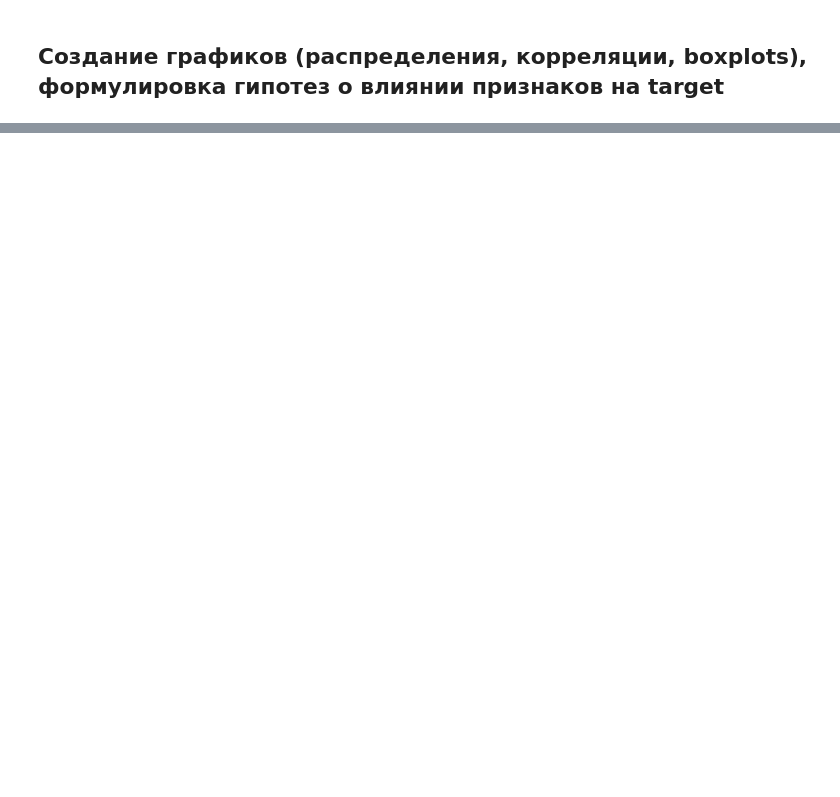
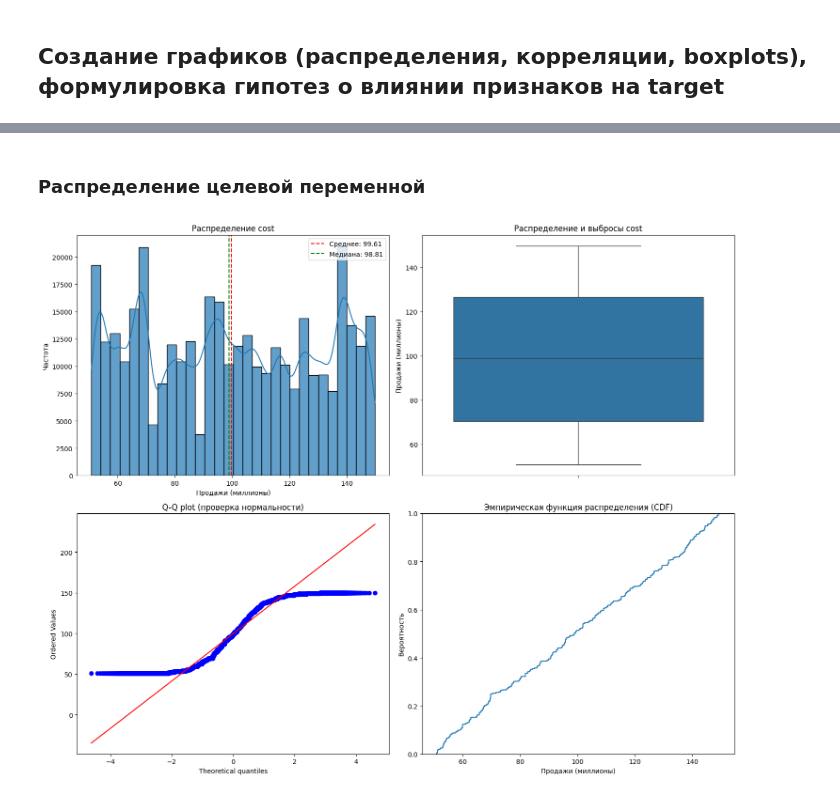
Before and after one commit to W1llAnn/Project_workshop_1s, a Jupyter notebook: notebooks/draft.ipynb, the cells around one changed output, grey strips where cells are left out. Cells and saved outputs as stored; diff of their text form; code cells hidden in the pictures; blank space fills up the shorter version.

```diff
--- a/notebooks/draft.ipynb
+++ b/notebooks/draft.ipynb
@@ -265,0 +284,32 @@ Text(0.5, 1.0, 'Распределение cost')
+# %% [markdown]
+### Распределение целевой переменной
+# %%
+target = 'cost'
+
+fig, axes = plt.subplots(2, 2, figsize=(15, 12))
+
+sns.histplot(df[target], kde=True, ax=axes[0,0], bins=30, alpha=0.7)
+axes[0,0].axvline(df[target].mean(), color='red', linestyle='--', label=f'Среднее: {df[target].mean():.2f}')
+axes[0,0].axvline(df[target].median(), color='green', linestyle='--', label=f'Медиана: {df[target].median():.2f}')
+axes[0,0].set_title(f'Распределение {target}')
+axes[0,0].set_xlabel('Продажи (миллионы)')
+axes[0,0].set_ylabel('Частота')
+axes[0,0].legend()
+
+sns.boxplot(y=df[target], ax=axes[0,1])
+axes[0,1].set_title(f'Распределение и выбросы {target}')
+axes[0,1].set_ylabel('Продажи (миллионы)')
+
+from scipy import stats
+stats.probplot(df[target], dist="norm", plot=axes[1,0])
+axes[1,0].set_title('Q-Q plot (проверка нормальности)')
+
+sns.ecdfplot(df[target], ax=axes[1,1])
+axes[1,1].set_title('Эмпирическая функция распределения (CDF)')
+axes[1,1].set_xlabel('Продажи (миллионы)')
+axes[1,1].set_ylabel('Вероятность')
+
+plt.tight_layout()
+plt.show()
+# %% [output]
+[figure, added]
```
Also changed, not shown: parts of 19 cells of this notebook.
